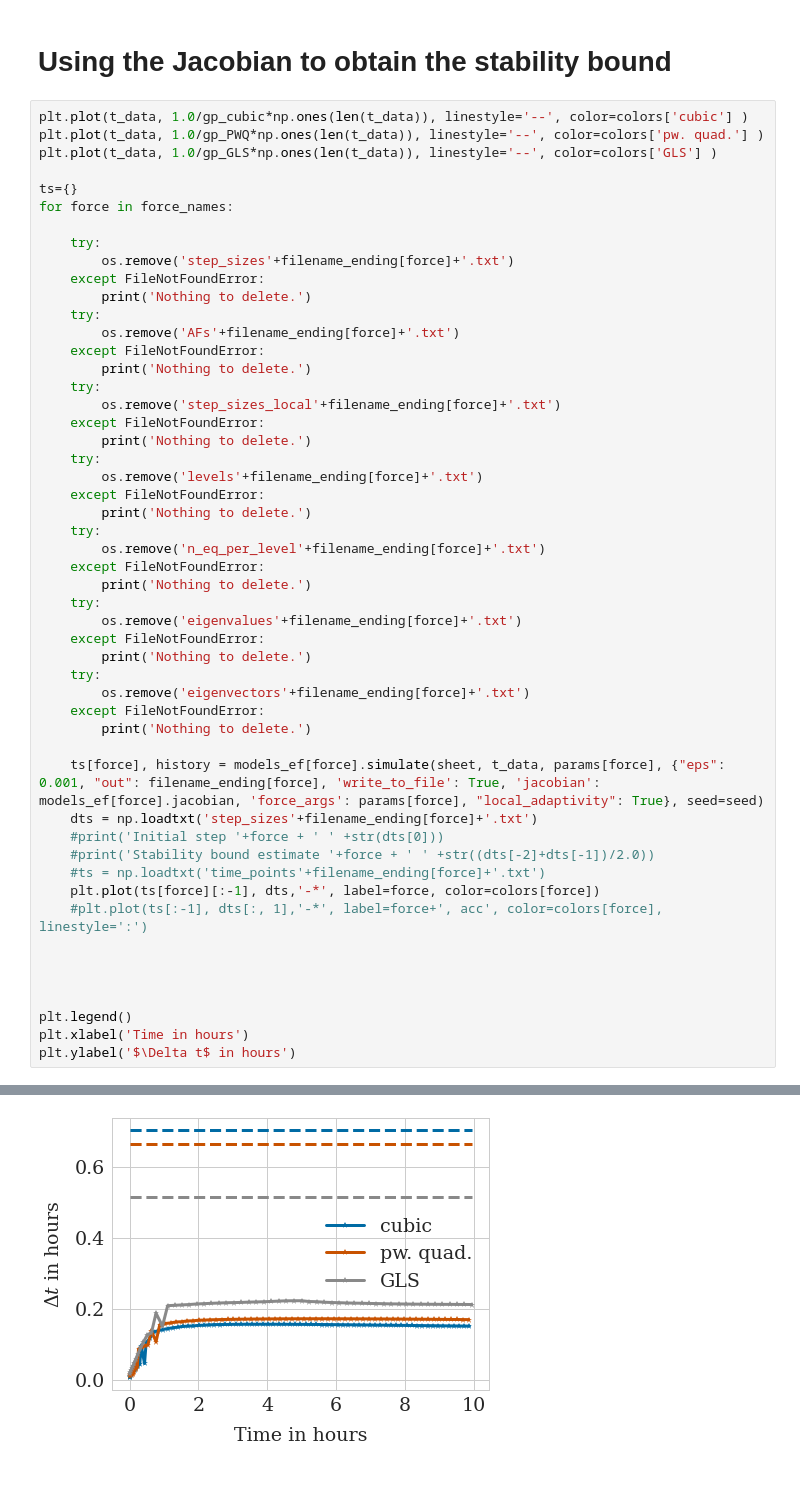
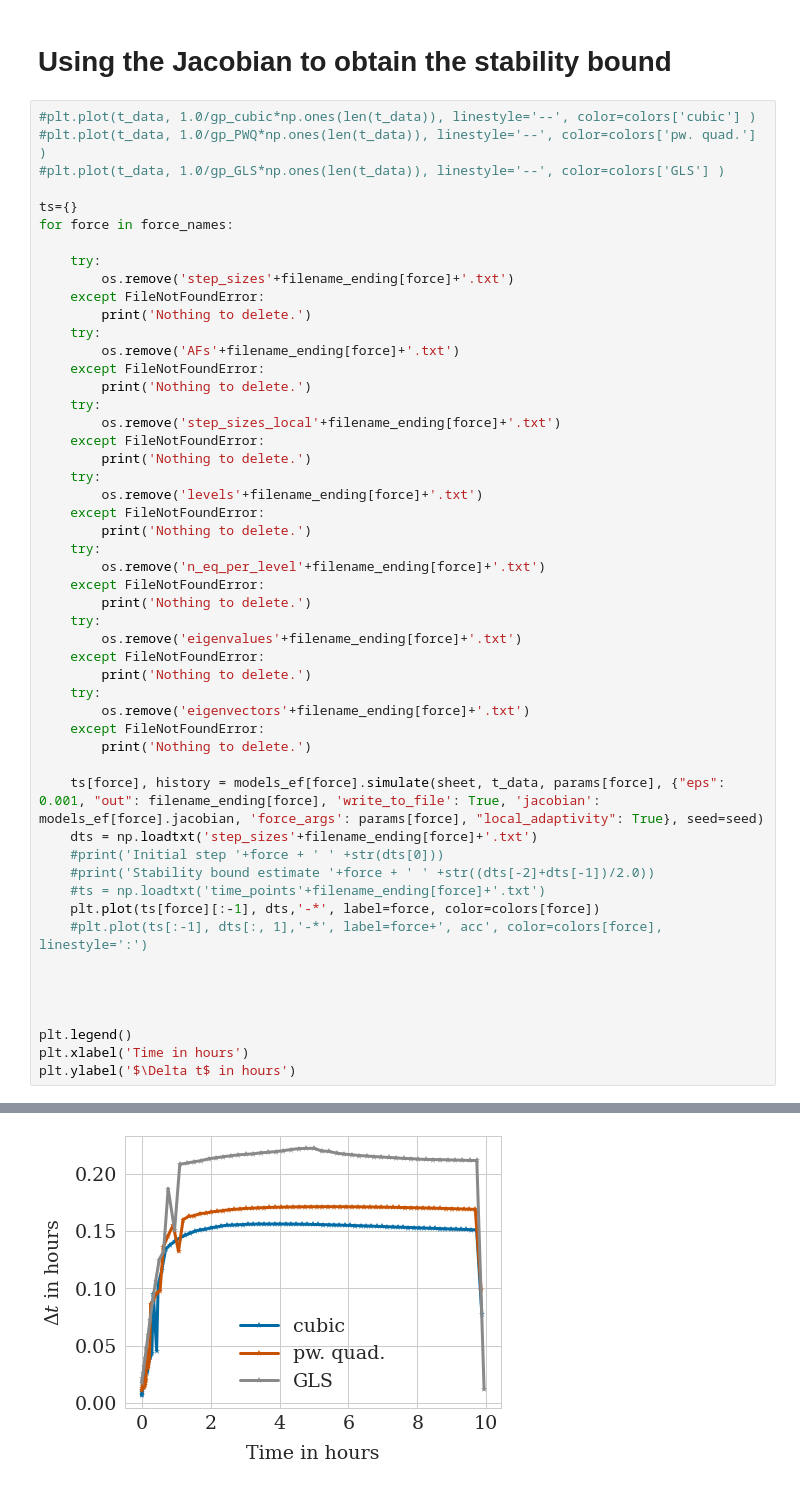
Before and after one commit to somathias/cbmos, a Jupyter notebook: exp-draft_local_adaptivity_locally_compressed_monolayer.ipynb, the cells around one changed output, grey strips where cells are left out. Saved outputs shown, nothing was run; the diff lists cells and outputs as text.

```diff
--- a/exp-draft_local_adaptivity_locally_compressed_monolayer.ipynb
+++ b/exp-draft_local_adaptivity_locally_compressed_monolayer.ipynb
@@ -352,9 +352,9 @@ GLS 0.008095015365876104
 # %% [markdown]
 # Using the Jacobian to obtain the stability bound
 # %%
-plt.plot(t_data, 1.0/gp_cubic*np.ones(len(t_data)), linestyle='--', color=colors['cubic'] )
-plt.plot(t_data, 1.0/gp_PWQ*np.ones(len(t_data)), linestyle='--', color=colors['pw. quad.'] )
-plt.plot(t_data, 1.0/gp_GLS*np.ones(len(t_data)), linestyle='--', color=colors['GLS'] )
+#plt.plot(t_data, 1.0/gp_cubic*np.ones(len(t_data)), linestyle='--', color=colors['cubic'] )
+#plt.plot(t_data, 1.0/gp_PWQ*np.ones(len(t_data)), linestyle='--', color=colors['pw. quad.'] )
+#plt.plot(t_data, 1.0/gp_GLS*np.ones(len(t_data)), linestyle='--', color=colors['GLS'] )
 
 ts={}
 for force in force_names:
@@ -413,4 +407,4 @@ Text(0, 0.5, '$\\Delta t$ in hours')
-[figure, old version]
+[figure, new version]
 # %%
 force = 'cubic'
 plt.figure()
```
Also changed, not shown: parts of 11 cells of this notebook, 1 other file.
